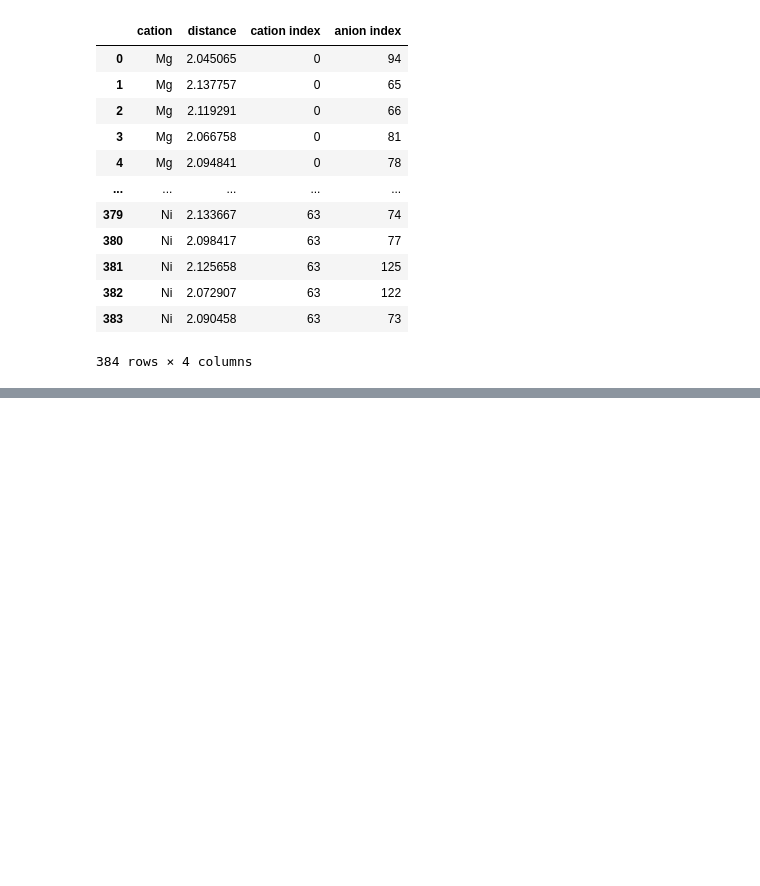
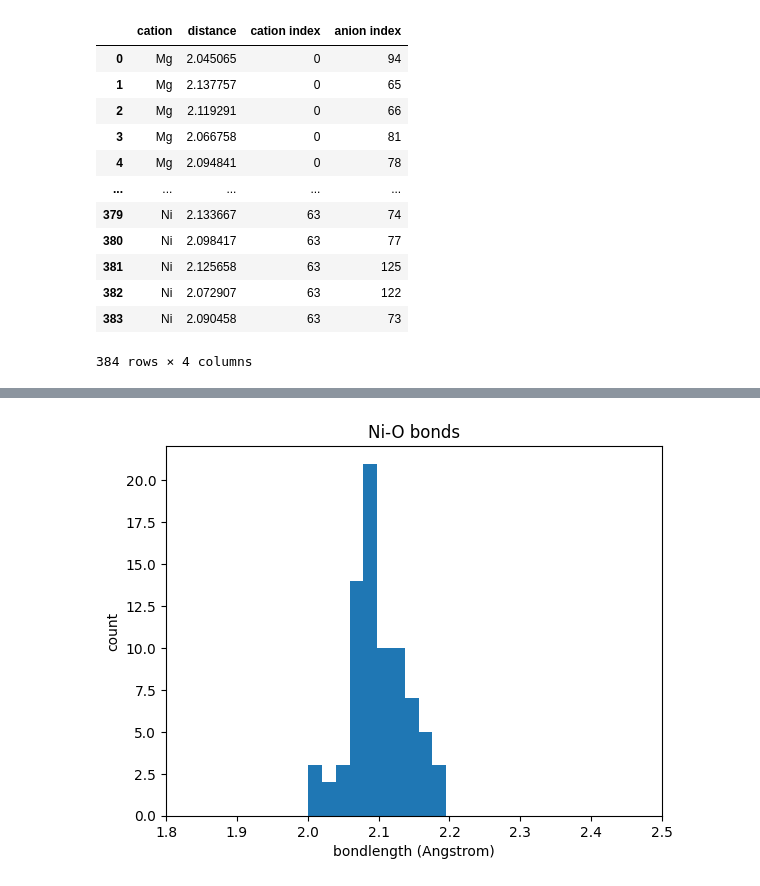
Before and after one commit to jsivak7/pytheos, a Jupyter notebook: examples/MgCoNiCuZnO_vasp.ipynb, the cells around one changed output, grey strips where cells are left out. Cells and saved outputs as stored; diff of their text form; code cells hidden in the pictures; blank space fills up the shorter version.

```diff
--- a/examples/MgCoNiCuZnO_vasp.ipynb
+++ b/examples/MgCoNiCuZnO_vasp.ipynb
@@ -220,0 +234,11 @@ plt.hist(extracted_bondlengths["distance"])
+# %%
+Ni_bondlengths = extracted_bondlengths[extracted_bondlengths['cation'] == 'Ni']
+
+plt.hist(Ni_bondlengths["distance"])
+plt.xlim(1.8, 2.5)
+plt.title("Ni-O bonds")
+plt.xlabel("bondlength (Angstrom)")
+plt.ylabel("count")
+plt.show()
+# %% [output]
+[figure, added]
```
Also changed, not shown: parts of 8 cells of this notebook, 2 other files.
